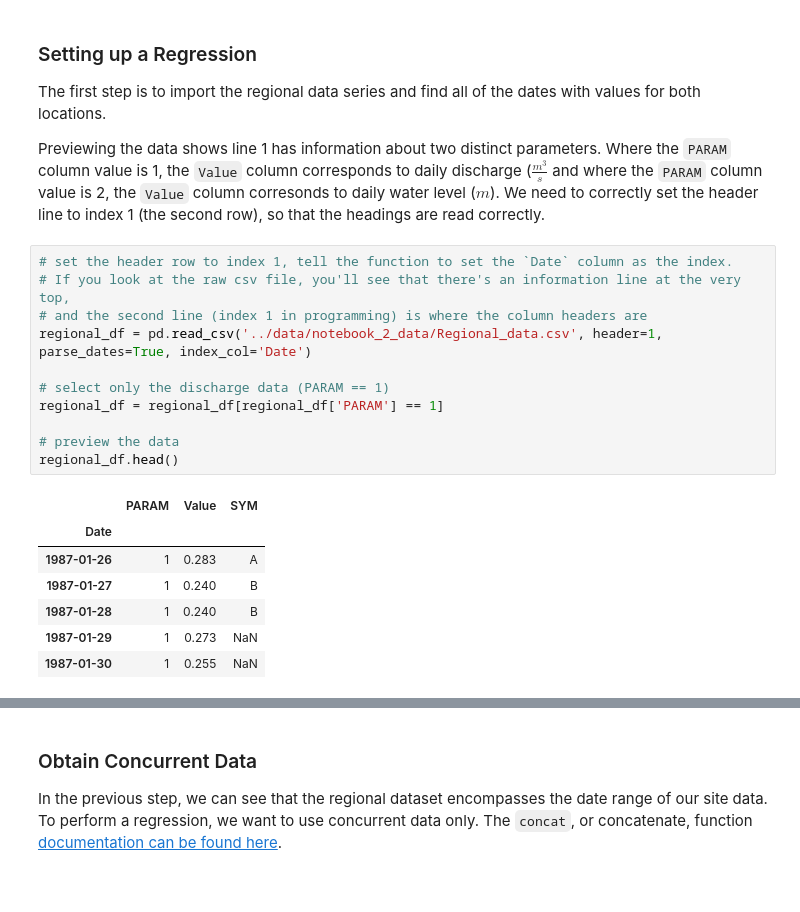
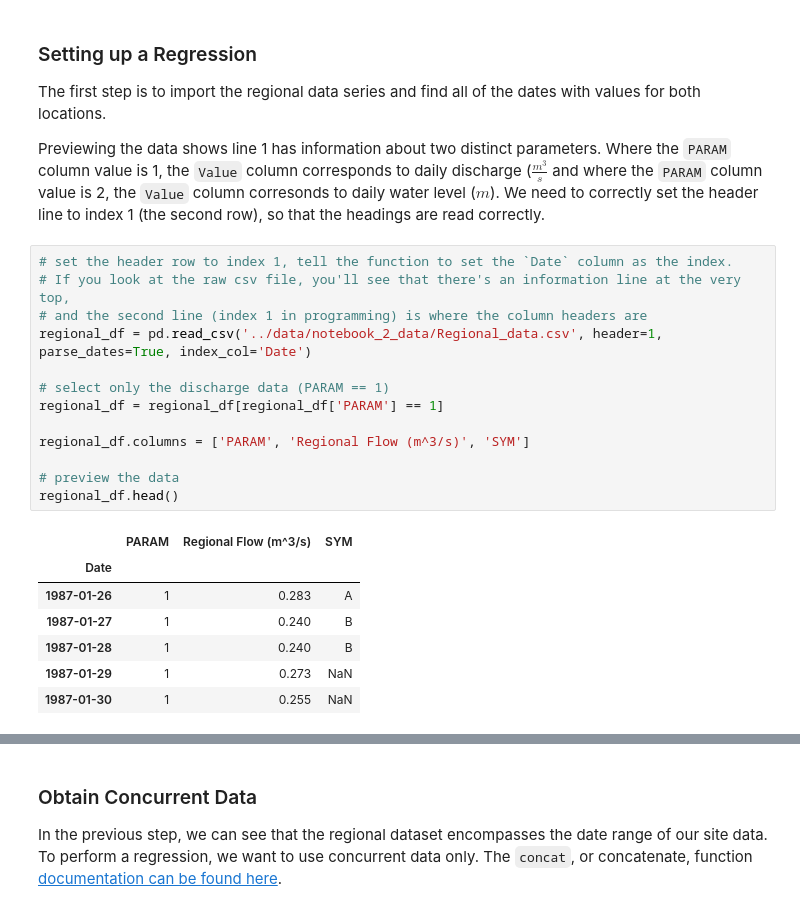
Before and after one commit to dankovacek/Engineering_Hydrology_Notebooks, a Jupyter notebook: Notebook_4/Notebook_4.ipynb, the cells around one changed output, grey strips where cells are left out. Cells and saved outputs as stored; diff of their text form.

```diff
--- a/Notebook_4/Notebook_4.ipynb
+++ b/Notebook_4/Notebook_4.ipynb
@@ -249,16 +261,18 @@ Previewing the data shows line 1 has information about two distinct parameters.
 # %%
 # set the header row to index 1, tell the function to set the `Date` column as the index.
 # If you look at the raw csv file, you'll see that there's an information line at the very top,
 # and the second line (index 1 in programming) is where the column headers are
 regional_df = pd.read_csv('../data/notebook_2_data/Regional_data.csv', header=1, parse_dates=True, index_col='Date')
 
 # select only the discharge data (PARAM == 1)
 regional_df = regional_df[regional_df['PARAM'] == 1]
 
+regional_df.columns = ['PARAM', 'Regional Flow (m^3/s)', 'SYM']
+
 # preview the data
 regional_df.head()
 # %% [output]
-|  | PARAM | Value | SYM |
+|  | PARAM | Regional Flow (m^3/s) | SYM |
 | Date |  |  |  |
 | 1987-01-26 | 1 | 0.283 | A |
 | 1987-01-27 | 1 | 0.240 | B |
```
Also changed, not shown: parts of 16 cells of this notebook.
